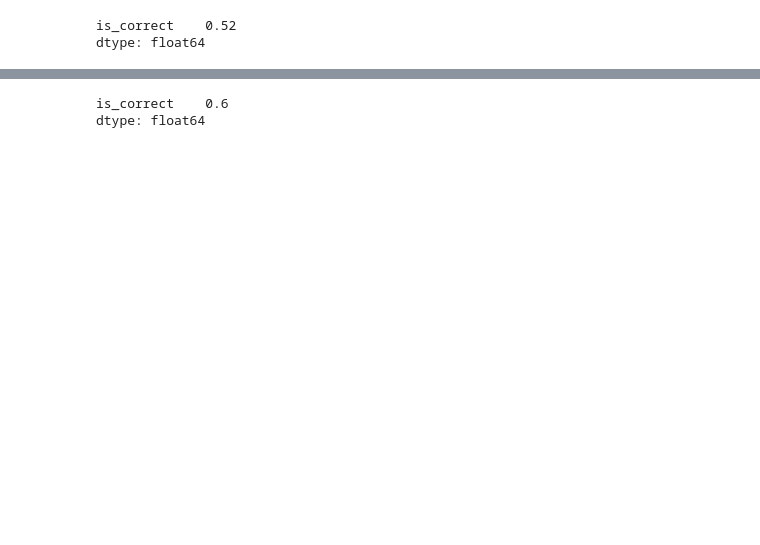
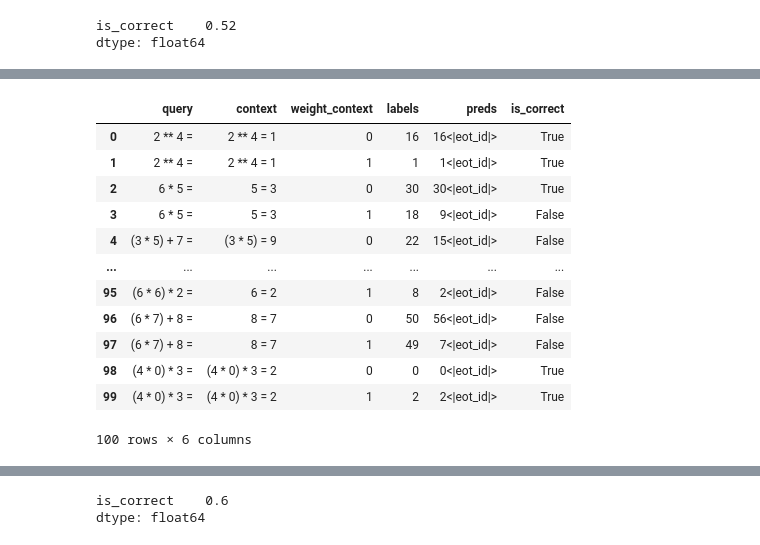
Before and after one commit to kdu4108/context-vs-prior-finetuning, a Jupyter notebook: debug_arithmetic.ipynb, the cells around one changed output, grey strips where cells are left out. Drawn from its saved outputs; the diff is of its cells as text; code cells hidden in the pictures; blank space fills up the shorter version.

```diff
--- a/debug_arithmetic.ipynb
+++ b/debug_arithmetic.ipynb
@@ -285,4 +347,20 @@ dtype: float64
 # %%
 def depth(x):
     return x.count("(") + 1
+# %%
+res_df[["query", "context", "weight_context", "labels", "preds", "is_correct"]]
+# %% [output]
+|  | query | context | weight_context | labels | preds | is_correct |
+| 0 | 2 ** 4 = | 2 ** 4 = 1 | 0 | 16 | 16<|eot_id|> | True |
+| 1 | 2 ** 4 = | 2 ** 4 = 1 | 1 | 1 | 1<|eot_id|> | True |
+| 2 | 6 * 5 = | 5 = 3 | 0 | 30 | 30<|eot_id|> | True |
+| 3 | 6 * 5 = | 5 = 3 | 1 | 18 | 9<|eot_id|> | False |
+| 4 | (3 * 5) + 7 = | (3 * 5) = 9 | 0 | 22 | 15<|eot_id|> | False |
+| ... | ... | ... | ... | ... | ... | ... |
+| 95 | (6 * 6) * 2 = | 6 = 2 | 1 | 8 | 2<|eot_id|> | False |
+| 96 | (6 * 7) + 8 = | 8 = 7 | 0 | 50 | 56<|eot_id|> | False |
+| 97 | (6 * 7) + 8 = | 8 = 7 | 1 | 49 | 7<|eot_id|> | False |
+| 98 | (4 * 0) * 3 = | (4 * 0) * 3 = 2 | 0 | 0 | 0<|eot_id|> | True |
+| 99 | (4 * 0) * 3 = | (4 * 0) * 3 = 2 | 1 | 2 | 2<|eot_id|> | True |
+100 rows × 6 columns
 # %%
```
Also changed, not shown: parts of 9 cells of this notebook, 2 other files.
